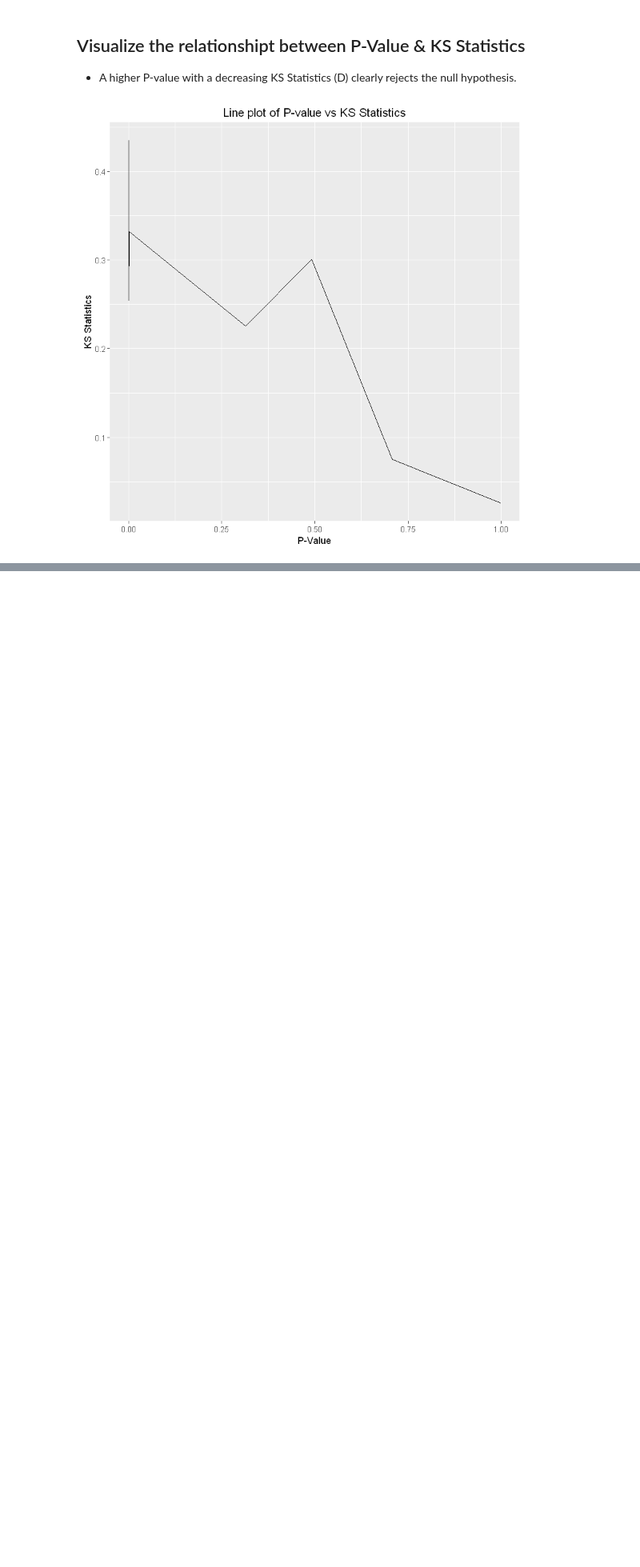
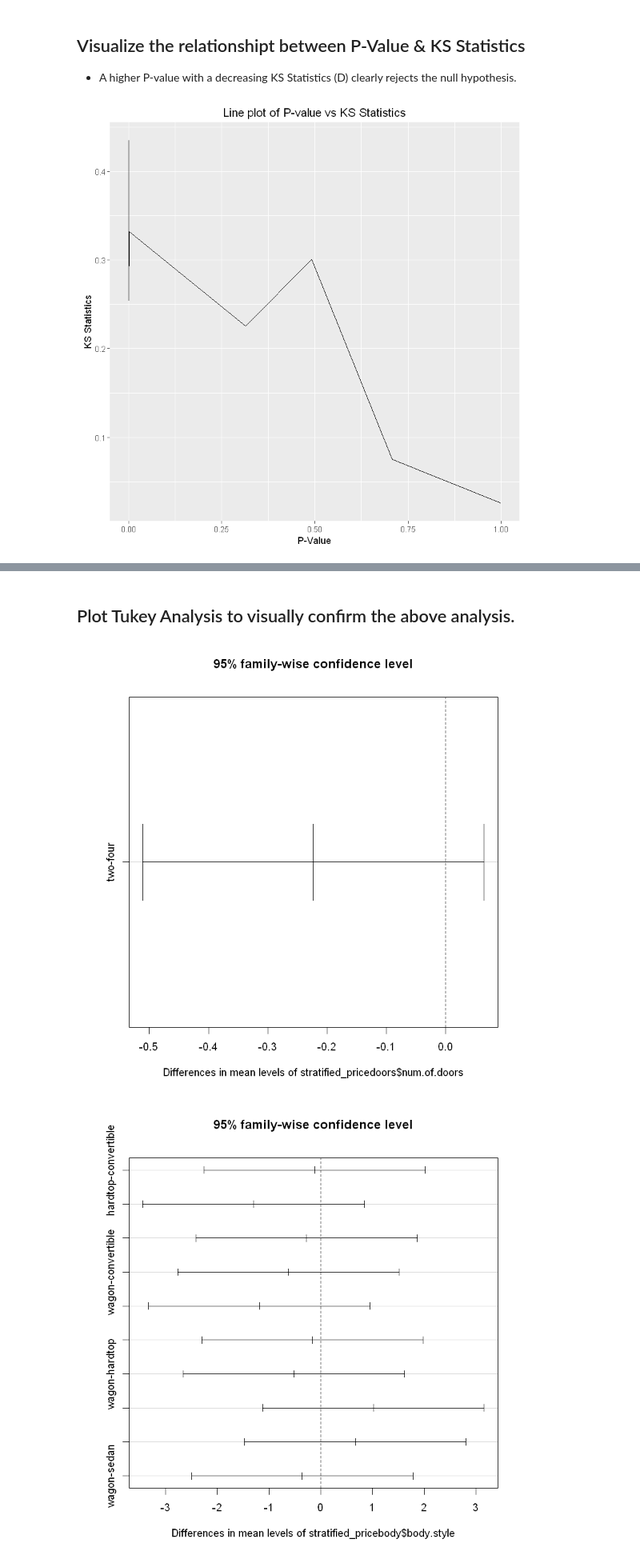
Before and after one commit to samir72/MethodsofDataAnalysis, a Jupyter notebook: Lecture4/Assignment4.ipynb, the cells around one changed output, grey strips where cells are left out. Shown at 80% size. Drawn from its saved outputs; the diff is of its cells as text; code cells hidden in the pictures; blank space fills up the shorter version.

```diff
--- a/Lecture4/Assignment4.ipynb
+++ b/Lecture4/Assignment4.ipynb
@@ -371,0 +385,7 @@ Residuals               192 191.42   0.997
+# %%
+#Anova analysis for number of doors group
+df_aov_door = aov(stratified_pricedoors$normalized_logprice ~ stratified_pricedoors$num.of.doors, data = stratified_pricedoors)
+summary(df_aov_door)
+#Anova analysis for body style group
+df_aov_body = aov(stratified_pricebody$normalized_logprice ~ stratified_pricebody$body.style, data = stratified_pricebody)
+summary(df_aov_body)
@@ -371,0 +404,7 @@ Residuals               192 191.42   0.997
+# %%
+#Tukey Analysis for door
+tukey_anova_door = TukeyHSD(df_aov_door)  # Tukey's Range test:
+tukey_anova_door
+#Tukey Analysis for body style
+tukey_anova_body = TukeyHSD(df_aov_body)  # Tukey's Range test:
+tukey_anova_body
@@ -371,0 +437,10 @@ Residuals               192 191.42   0.997
+# %% [markdown]
+## Plot Tukey Analysis to visually confirm the above analysis.
+# %%
+#Plot Tukey door
+plot(tukey_anova_door)
+#Plot Tukey Body Style
+plot(tukey_anova_body)
+# %% [output]
+[figure, added]
+[figure, added]
```
Also changed, not shown: parts of 9 cells of this notebook, 2 other files.
